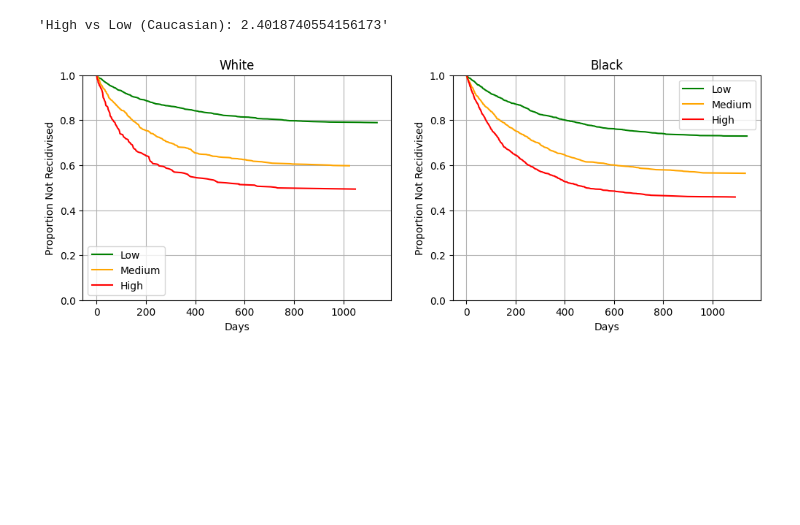
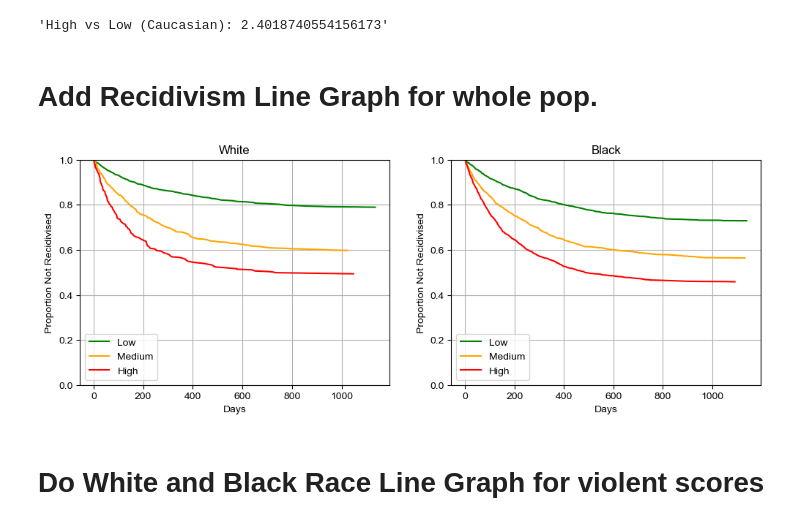
Before and after one commit to lisds/project-BannedBooks, a Jupyter notebook: Playground.ipynb, the cells around one changed output. Saved outputs shown, nothing was run; the diff lists cells and outputs as text; code cells hidden in the pictures; blank space fills up the shorter version.

```diff
--- a/Playground.ipynb
+++ b/Playground.ipynb
@@ -219,36 +296,40 @@ display(f'High vs Low (African-American): {recid_by_size_black.loc['High','perce
 # %% [output]
 'High vs Low (African-American): 2.001258311289054'
 'High vs Low (Caucasian): 2.4018740554156173'
+# %% [markdown]
+# Add Recidivism Line Graph for whole pop.
 # %%
 fig, (ax1, ax2) = plt.subplots(1, 2, figsize=(12, 4))
 cox_df_black = cox_df[cox_df['race'] == 'African-American']
 cox_df_white = cox_df[cox_df['race'] == 'Caucasian']
 
 for score, color in zip(['Low', 'Medium', 'High'], ['green', 'orange', 'red']):
     subset = cox_df_white[(cox_df_white['is_recid'] == 1) & (cox_df_white['score_text'] == score)]
     total_count = len(cox_df_white[cox_df_white['score_text'] == score])
     value_counts = subset['duration'].value_counts().sort_index().cumsum()
     proportion = (total_count - value_counts) / total_count
     proportion.plot(ax=ax1, color=color, label=score, title='White')
 
 ax1.set_ylim([0, 1])
 ax1.set_ylabel('Proportion Not Recidivised')
 ax1.set_xlabel('Days')
 ax1.legend()
 ax1.grid()
 
 for score, color in zip(['Low', 'Medium', 'High'], ['green', 'orange', 'red']):
     subset = cox_df_black[(cox_df_black['is_recid'] == 1) & (cox_df_black['score_text'] == score)]
     total_count = len(cox_df_black[cox_df_black['score_text'] == score])
     value_counts = subset['duration'].value_counts().sort_index().cumsum()
     proportion = (total_count - value_counts) / total_count
     proportion.plot(ax=ax2, color=color, label=score, title='Black')
 
 ax2.set_ylim([0, 1])
 ax2.set_ylabel('Proportion Not Recidivised')
 ax2.set_xlabel('Days')
-ax2.legend()
+ax2.legend(loc='lower left')
 ax2.grid()
 # %% [output]
-[figure, old version]
+[figure, new version]
+# %% [markdown]
+# Do White and Black Race Line Graph for violent scores
 # %%
```
Also changed, not shown: parts of 24 cells of this notebook, 6 other files.
